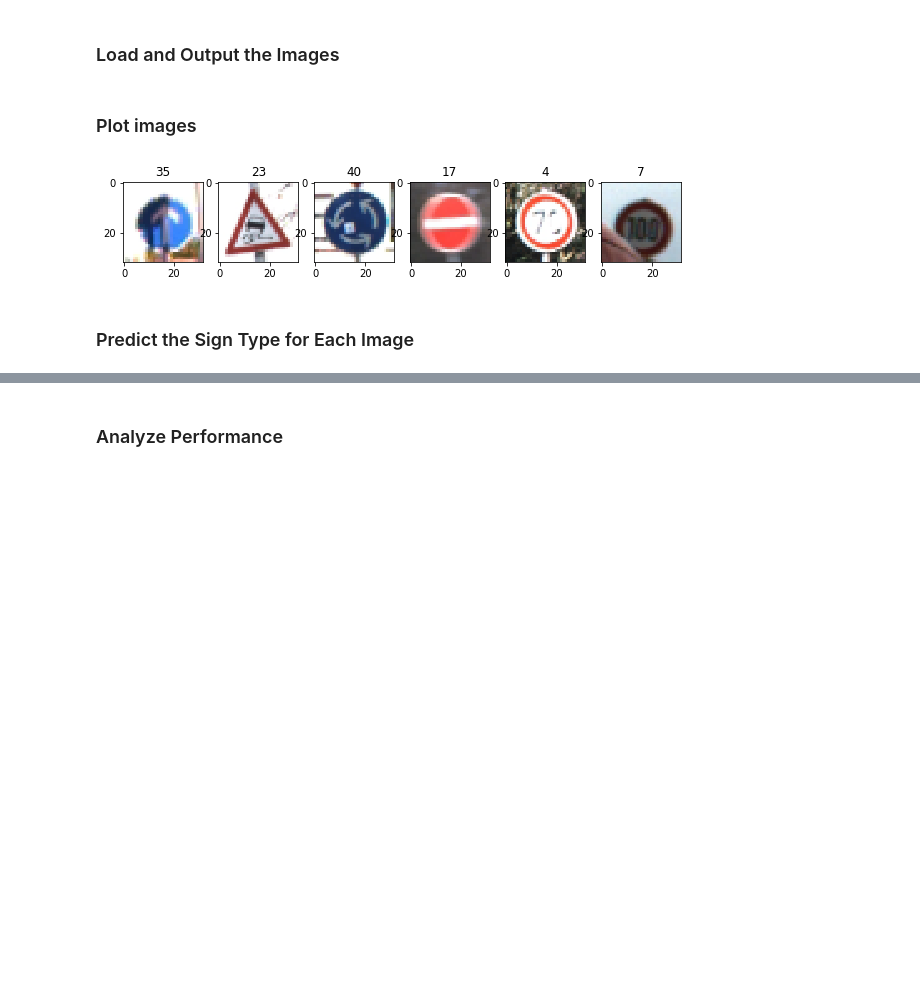
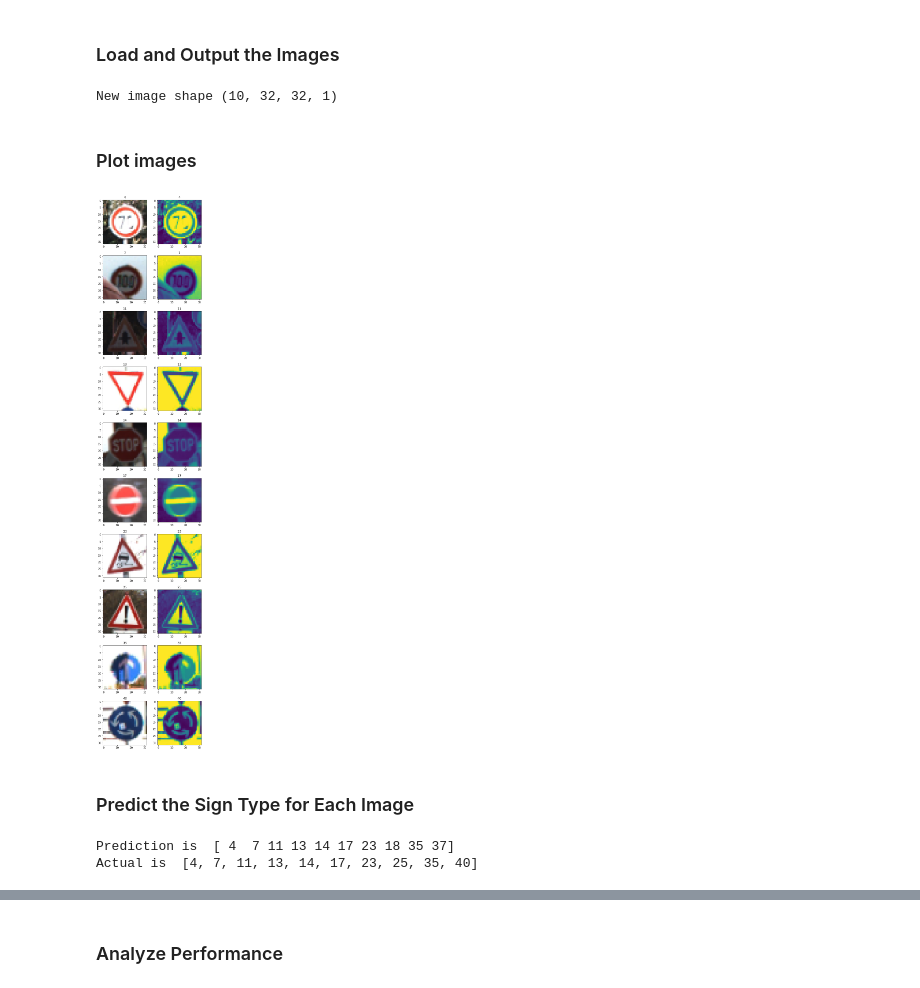
Before and after one commit to guoquheweilai/CarND-Term1-P2-Traffic-Sign-Classifier-Project, a Jupyter notebook: Traffic_Sign_Classifier.ipynb, the cells around one changed output, grey strips where cells are left out. Drawn from its saved outputs; the diff is of its cells as text; code cells hidden in the pictures; blank space fills up the shorter version.

```diff
--- a/Traffic_Sign_Classifier.ipynb
+++ b/Traffic_Sign_Classifier.ipynb
@@ -154,20 +221,25 @@ Use the code cell (or multiple code cells, if necessary) to implement the first
 
 from sklearn.utils import shuffle
 
-def preprocess(images_X_data, images_y_data):
+def preprocess(images_X_data, images_y_data, shuffle_En):
     # Convert RGB to greyscale
-    retval_grey = np.mean(images_X_data, axis=3, keepdims=True)
+    # retval_grey = np.tensordot(images_X_data, [0.299, 0.587, 0.114], axes=((3),(0)))
+    # retval_grey = np.tensordot(images_X_data, [0, 0, 0.114], axes=((3),(0)))
+    retval_grey = np.mean(images_X_data, axis = 3, keepdims=True)
     # [Improvement]: Improve the image dataset by applying the formula np.dot(X_train[:,:,:,:3], [0.299, 0.587, 0.114])
     # Normalize greyscale data
     retval_grey_normalized = (retval_grey - 0) / (255 - 0)
-    # Shuffle data
-    retval_X, retval_y = shuffle(retval_grey_normalized, images_y_data)
+    if ( 1 == shuffle_En ):
+        # Shuffle data
+        retval_X, retval_y = shuffle(retval_grey_normalized, images_y_data)
+    else:
+        retval_X, retval_y = retval_grey_normalized, images_y_data
 
     return retval_X, retval_y
 
-X_train, y_train = preprocess(X_train, y_train)
-X_valid, y_valid = preprocess(X_valid, y_valid)
-X_test, y_test = preprocess(X_test, y_test)
+X_train, y_train = preprocess(X_train, y_train, 1 )
+X_valid, y_valid = preprocess(X_valid, y_valid, 1 )
+X_test, y_test = preprocess(X_test, y_test, 1 )
 # %%
 ### Data exploration visualization code goes here.
 ### Feel free to use as many code cells as needed.
@@ -364,7 +436,8 @@ You may find `signnames.csv` useful as it contains mappings from the class id (i
 import numpy as np
 import cv2
 import os
-from skimage import io
+# from skimage import io
+import matplotlib.image as image
 
 # TODO: Fill this in based on where you saved the training and testing data
 cur_work_dir = os.getcwd()
@@ -376,35 +449,60 @@ new_img_y_test = []
 
 for filename in os.listdir(new_img_data_dir):
     if filename.endswith('.jpg'):
-        new_img_data = io.imread( new_img_data_dir + "/" + filename )
+        new_img_data = image.imread( new_img_data_dir + "/" + filename )
         new_img_data = cv2.resize(new_img_data, (32,32), interpolation=cv2.INTER_AREA)
         new_img_X_test.append( new_img_data )
         new_img_y_test.append( int(filename[-6:-4] ) )
+
+new_img_X_preprocessed, new_img_y_preprocessed = preprocess(new_img_X_test, new_img_y_test, 0 )
+print("New image shape", new_img_X_preprocessed.shape)
+# %% [output]
+New image shape (10, 32, 32, 1)
 # %% [markdown]
 ### Plot images
 # %%
 ### Data exploration visualization code goes here.
 ### Feel free to use as many code cells as needed.
 import random
 import matplotlib.pyplot as plt
 # Visualizations will be shown in the notebook.
 %matplotlib inline
 
 # Define plot
-fig, subplot = plt.subplots(1,6, figsize=(10, 10))
+fig, subplot = plt.subplots(10,2, figsize=(6, 30))
+fig.tight_layout()
 subplot = subplot.ravel()
 
 # Random pick up an example from the training dataset
-for n in range(6):
-    image = new_img_X_test[n].squeeze()
-    subplot[n].imshow(image)
-    subplot[n].set_title(new_img_y_test[n])
+for n in range(10):
+    # Plot the color image
+    idx_RGB = n * 2
+    image_RGB = new_img_X_test[n].squeeze()
+    subplot[idx_RGB].imshow(image_RGB)
+    subplot[idx_RGB].set_title(new_img_y_test[n])
+    # Plot the greyscale image
+    idx_GREY = n * 2 + 1
+    image_GREY = new_img_X_preprocessed[n].squeeze()
+    subplot[idx_GREY].imshow(image_GREY)
+    subplot[idx_GREY].set_title(new_img_y_preprocessed[n])
     # [Improvement]: We can plot description under the image
 # %% [output]
-[figure, old version]
+[figure, new version]
 # %% [markdown]
 ### Predict the Sign Type for Each Image
 # %%
 ### Run the predictions here and use the model to output the prediction for each image.
 ### Make sure to pre-process the images with the same pre-processing pipeline used earlier.
 ### Feel free to use as many code cells as needed.
+# %%
+with tf.Session() as sess:
+    # Load the training model
+    saver.restore(sess, tf.train.latest_checkpoint('.'))
+    prediction = sess.run(tf.argmax(logits, 1), feed_dict={x: new_img_X_preprocessed, keep_prob: 1.0})
+    print("Prediction is ", prediction)
+    print("Actual is ", new_img_y_test)
+    # test_accuracy = evaluate(X_test, y_test)
+    # print("Test Accuracy = {:.3f}".format(test_accuracy))
+# %% [output]
+Prediction is  [ 4  7 11 13 14 17 23 18 35 37]
+Actual is  [4, 7, 11, 13, 14, 17, 23, 25, 35, 40]
```
Also changed, not shown: parts of 12 cells of this notebook, 1 other file.
